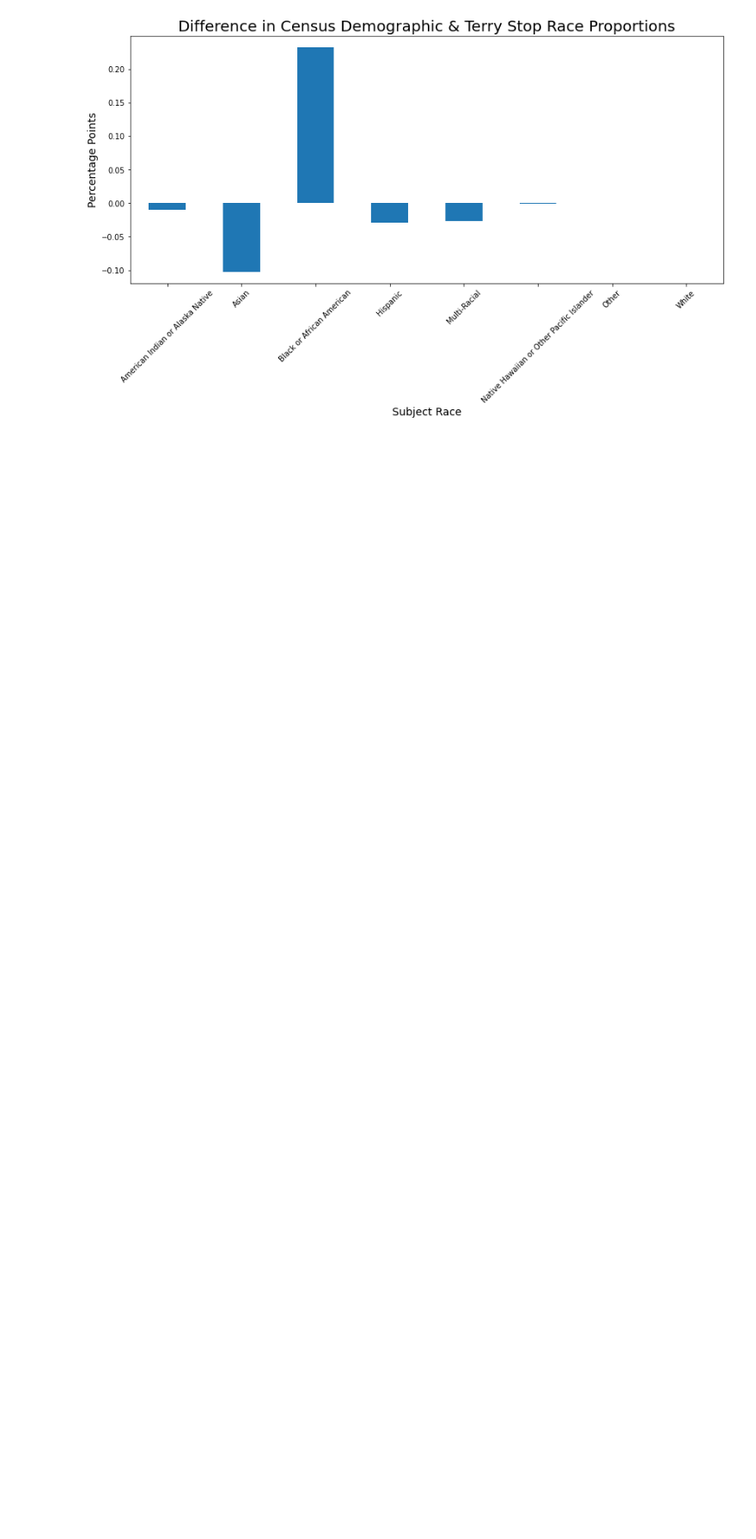
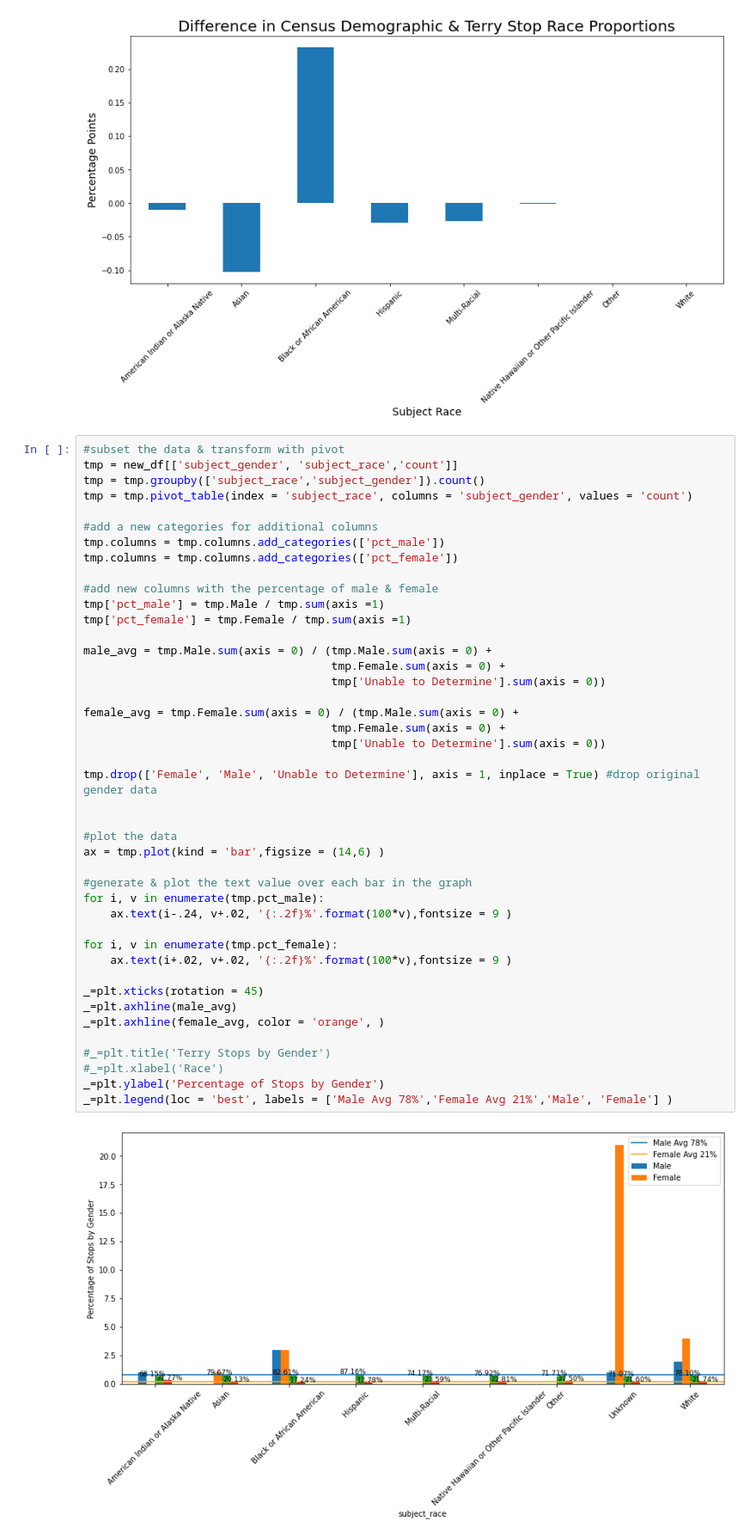
Before and after one commit to letruong711/Terry_Stop_Frisk, a Jupyter notebook: Terry_Ohio_Data_Exploration.ipynb, the cells around one changed output. Shown at 86% size. Saved outputs shown, nothing was run; the diff lists cells and outputs as text; blank space fills up the shorter version.

```diff
--- a/Terry_Ohio_Data_Exploration.ipynb
+++ b/Terry_Ohio_Data_Exploration.ipynb
@@ -245,3 +246,48 @@ posx and posy should be finite values
 posx and posy should be finite values
 [figure]
 [figure]
+# %%
+#subset the data & transform with pivot
+tmp = new_df[['subject_gender', 'subject_race','count']]
+tmp = tmp.groupby(['subject_race','subject_gender']).count()
+tmp = tmp.pivot_table(index = 'subject_race', columns = 'subject_gender', values = 'count')
+
+#add a new categories for additional columns
+tmp.columns = tmp.columns.add_categories(['pct_male'])
+tmp.columns = tmp.columns.add_categories(['pct_female'])
+
+#add new columns with the percentage of male & female
+tmp['pct_male'] = tmp.Male / tmp.sum(axis =1)
+tmp['pct_female'] = tmp.Female / tmp.sum(axis =1)
+
+male_avg = tmp.Male.sum(axis = 0) / (tmp.Male.sum(axis = 0) +
+                                     tmp.Female.sum(axis = 0) +
+                                     tmp['Unable to Determine'].sum(axis = 0))
+
+female_avg = tmp.Female.sum(axis = 0) / (tmp.Male.sum(axis = 0) +
+                                     tmp.Female.sum(axis = 0) +
+                                     tmp['Unable to Determine'].sum(axis = 0))
+
+tmp.drop(['Female', 'Male', 'Unable to Determine'], axis = 1, inplace = True) #drop original gender data
+
+
+#plot the data
+ax = tmp.plot(kind = 'bar',figsize = (14,6) )
+
+#generate & plot the text value over each bar in the graph
+for i, v in enumerate(tmp.pct_male):
+    ax.text(i-.24, v+.02, '{:.2f}%'.format(100*v),fontsize = 9 )
+
+for i, v in enumerate(tmp.pct_female):
+    ax.text(i+.02, v+.02, '{:.2f}%'.format(100*v),fontsize = 9 )
+
+_=plt.xticks(rotation = 45)
+_=plt.axhline(male_avg)
+_=plt.axhline(female_avg, color = 'orange', )
+
+#_=plt.title('Terry Stops by Gender')
+#_=plt.xlabel('Race')
+_=plt.ylabel('Percentage of Stops by Gender')
+_=plt.legend(loc = 'best', labels = ['Male Avg 78%','Female Avg 21%','Male', 'Female'] )
+# %% [output]
+[figure, added]
```
Also changed, not shown: parts of 1 cell of this notebook.
